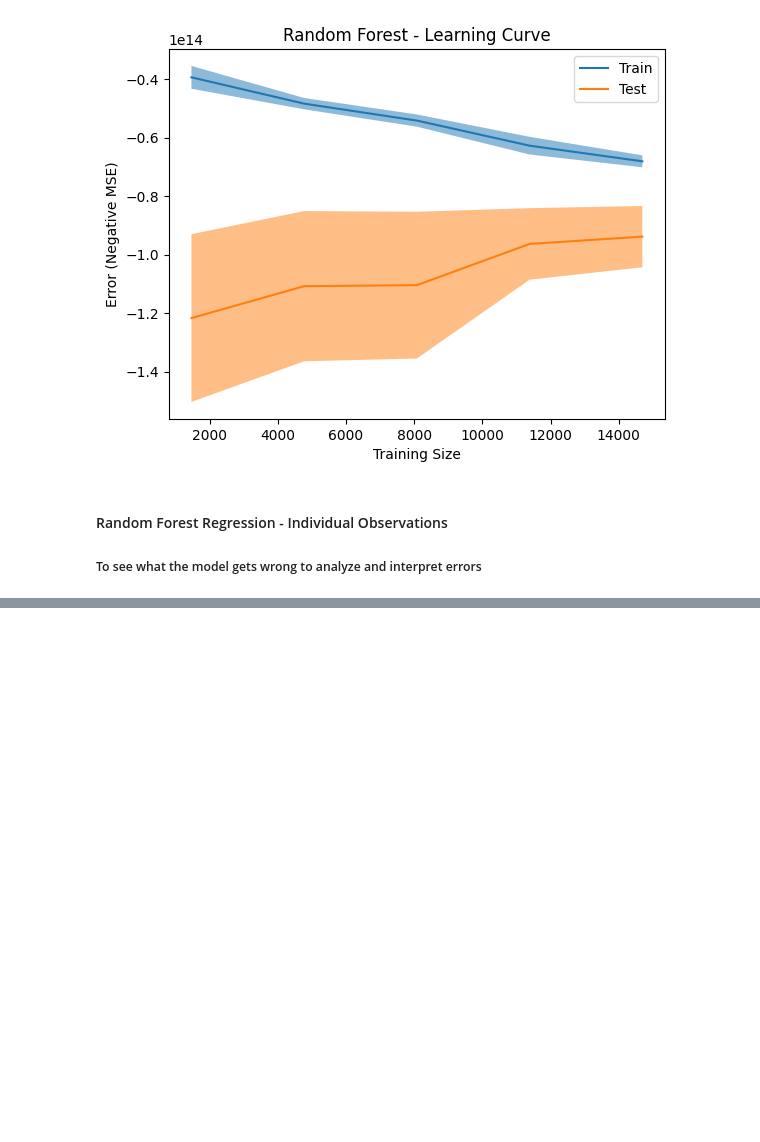
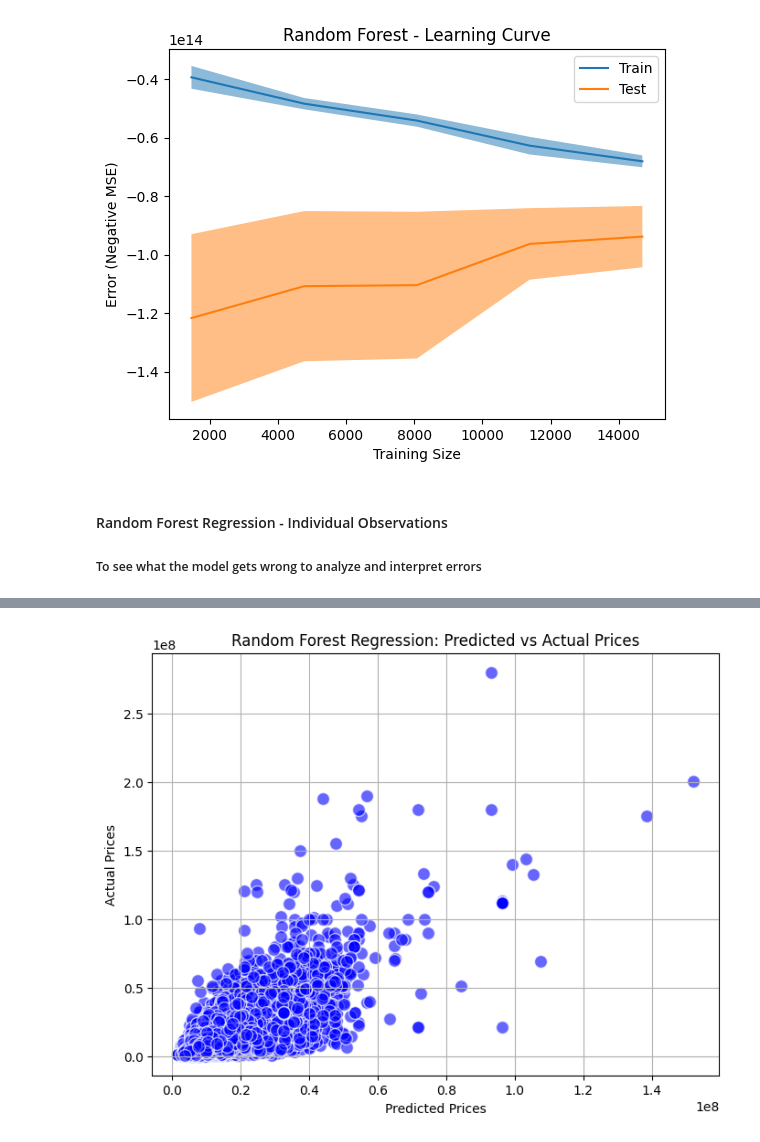
Before and after one commit to bryanchen24/Egyptian-Real-Estate-Pricing-Prediction, a Jupyter notebook: realestate_model.ipynb, the cells around one changed output, grey strips where cells are left out. Saved outputs shown, nothing was run; the diff lists cells and outputs as text; code cells hidden in the pictures; blank space fills up the shorter version.

```diff
--- a/realestate_model.ipynb
+++ b/realestate_model.ipynb
@@ -638,0 +665,17 @@ print(df_model[df_model.index.isin(i)])
+# %%
+# Compare predictved vs actual prices scatter plot
+rf_pred = rf.predict(X)
+plt.figure(figsize=(8, 6))
+
+# Scatter plot
+plt.scatter(x=rf_pred, y=y, color='blue', alpha=0.6, edgecolors='w', s=100, )
+
+# Labels and title
+plt.title('Random Forest Regression: Predicted vs Actual Prices')
+plt.xlabel('Predicted Prices')
+plt.ylabel('Actual Prices')
+
+plt.grid(True)
+plt.show()
+# %% [output]
+[figure, added]
```
Also changed, not shown: parts of 15 cells of this notebook.
